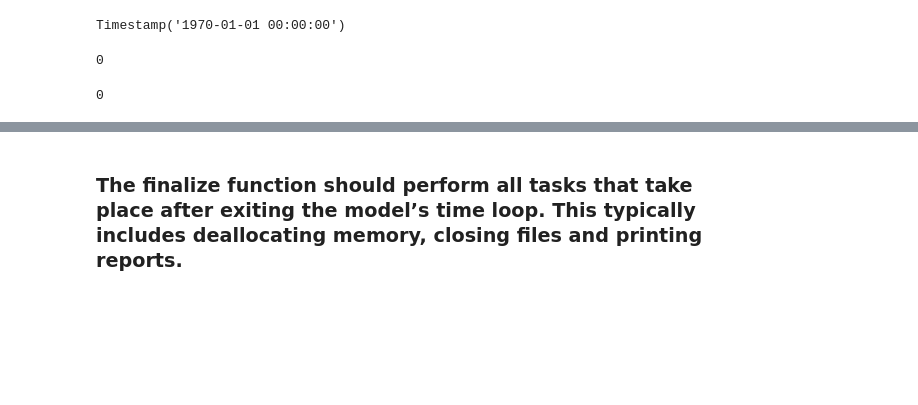
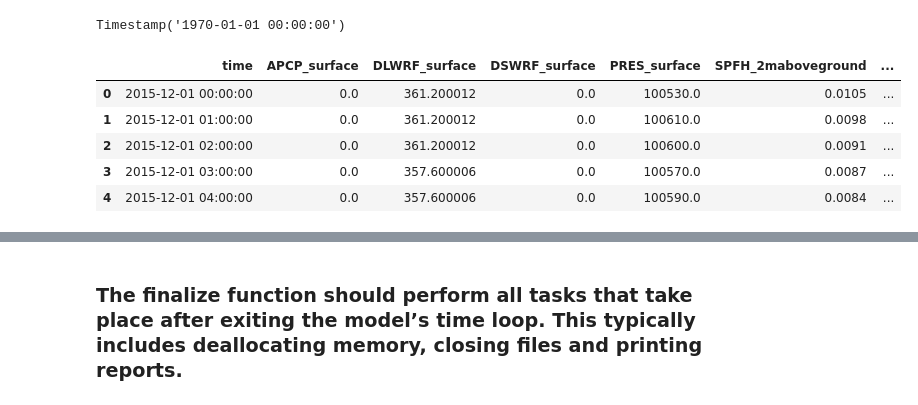
Before and after one commit to jmframe/si_2022_train, a Jupyter notebook: run_multiple_bmi_modules.ipynb, the cells around one changed output, grey strips where cells are left out. Saved outputs shown, nothing was run; the diff lists cells and outputs as text; code cells hidden in the pictures; blank space fills up the shorter version.

```diff
--- a/run_multiple_bmi_modules.ipynb
+++ b/run_multiple_bmi_modules.ipynb
@@ -49,10 +62,52 @@ cfe_instance.get_current_time()
 # %% [output]
 Timestamp('1970-01-01 00:00:00')
 # %%
-penman_instance.get_current_time()
+df_forcing.head()
 # %% [output]
-0
+|  | time | APCP_surface | DLWRF_surface | DSWRF_surface | PRES_surface | SPFH_2maboveground | ... |
+| 0 | 2015-12-01 00:00:00 | 0.0 | 361.200012 | 0.0 | 100530.0 | 0.0105 | ... |
+| 1 | 2015-12-01 01:00:00 | 0.0 | 361.200012 | 0.0 | 100610.0 | 0.0098 | ... |
+| 2 | 2015-12-01 02:00:00 | 0.0 | 361.200012 | 0.0 | 100600.0 | 0.0091 | ... |
+| 3 | 2015-12-01 03:00:00 | 0.0 | 357.600006 | 0.0 | 100570.0 | 0.0087 | ... |
+| 4 | 2015-12-01 04:00:00 | 0.0 | 357.600006 | 0.0 | 100590.0 | 0.0084 | ... |
 # %%
-bucket_instance.get_current_time()
+for i in range(0, df_forcing['APCP_surface'].shape[0]*3600, 100):
+
+    if (i % 3600 == 0):
+
+        hour_of_simulation = i/3600
+
+        precip = df_forcing.loc[hour_of_simulation, 'APCP_surface']
+        TMP_2maboveground = df_forcing.loc[hour_of_simulation, 'TMP_2maboveground']
+
+        # Estimate the evaporation
+        penman_instance.set_value('land_surface_air__temperature', TMP_2maboveground)
+        penman_instance.update()
+        e = penman_instance.get_value("land_surface_water__evaporation_volume_flux")
+        # Run the hydrology model
+        cfe_instance.set_value('water_potential_evaporation_flux', e/1000)
+        cfe_instance.set_value('atmosphere_water__time_integral_of_precipitation_mass_flux', precip)
+        cfe_instance.update()
+
+    # Watershed flows into some reservoir
+    into_bucket = cfe_instance.get_value("land_surface_water__runoff_depth")
+    bucket_instance.set_value('water__input_volume_flux', into_bucket)
+    bucket_instance.set_value('water_potential_evaporation_flux', e/1000)
+    bucket_instance.update()#_until(framework_time)
+
+
+    if (i % 3600 == 0):
+        for output in cfe_outputs:
+
+            cfe_output_lists[output].append(cfe_instance.get_value(output))
+
+        for output in penman_outputs:
+
+            penman_output_lists[output].append(penman_instance.get_value(output))
+
+        for output in bucket_outputs:
+
+            bucket_output_lists[output].append(bucket_instance.get_value(output))
+
+    # if i > 36000:
+    #     break
-# %% [output]
-0
```
Also changed, not shown: parts of 6 cells of this notebook.
